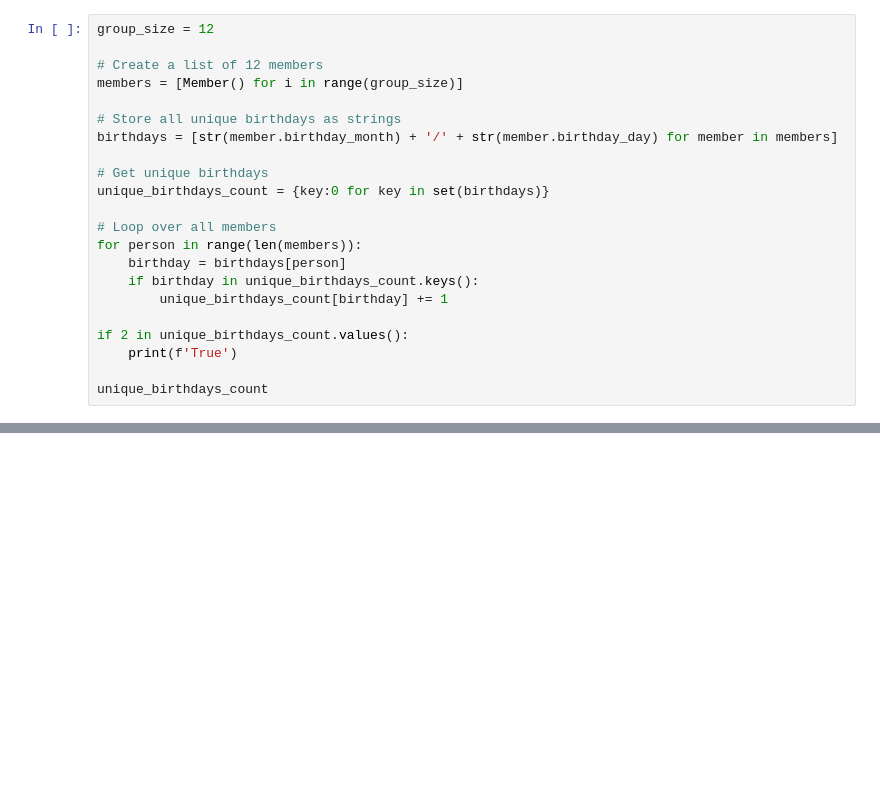
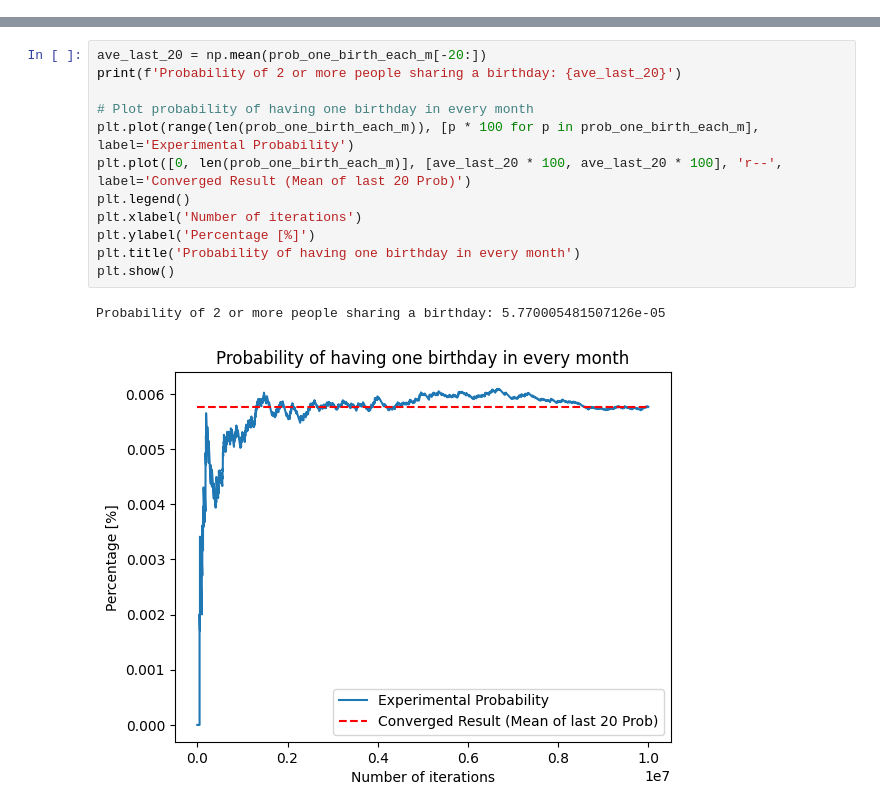
Before and after one commit to BorisTheBovine/DTSC5501_Group_Project_01, a Jupyter notebook: GP_1_01_knopp_hensel_hensel_group_proj_01.ipynb, the cells around one changed output, grey strips where cells are left out. Drawn from its saved outputs; the diff is of its cells as text; blank space fills up the shorter version.

```diff
--- a/GP_1_01_knopp_hensel_hensel_group_proj_01.ipynb
+++ b/GP_1_01_knopp_hensel_hensel_group_proj_01.ipynb
@@ -126,22 +114,0 @@ To change this code to instead find the probability of 3 or more shared birthday
-# %%
-group_size = 12
-
-# Create a list of 12 members
-members = [Member() for i in range(group_size)]
-
-# Store all unique birthdays as strings
-birthdays = [str(member.birthday_month) + '/' + str(member.birthday_day) for member in members]
-
-# Get unique birthdays
-unique_birthdays_count = {key:0 for key in set(birthdays)}
-
-# Loop over all members
-for person in range(len(members)):
-    birthday = birthdays[person]
-    if birthday in unique_birthdays_count.keys():
-        unique_birthdays_count[birthday] += 1
-
-if 2 in unique_birthdays_count.values():
-    print(f'True')
-
-unique_birthdays_count
@@ -175,0 +206,15 @@ birthdays
+# %%
+ave_last_20 = np.mean(prob_one_birth_each_m[-20:])
+print(f'Probability of 2 or more people sharing a birthday: {ave_last_20}')
+
+# Plot probability of having one birthday in every month
+plt.plot(range(len(prob_one_birth_each_m)), [p * 100 for p in prob_one_birth_each_m], label='Experimental Probability')
+plt.plot([0, len(prob_one_birth_each_m)], [ave_last_20 * 100, ave_last_20 * 100], 'r--', label='Converged Result (Mean of last 20 Prob)')
+plt.legend()
+plt.xlabel('Number of iterations')
+plt.ylabel('Percentage [%]')
+plt.title('Probability of having one birthday in every month')
+plt.show()
+# %% [output]
+Probability of 2 or more people sharing a birthday: 5.770005481507126e-05
+[figure, added]
```
Also changed, not shown: parts of 15 cells of this notebook, 2 other files.
